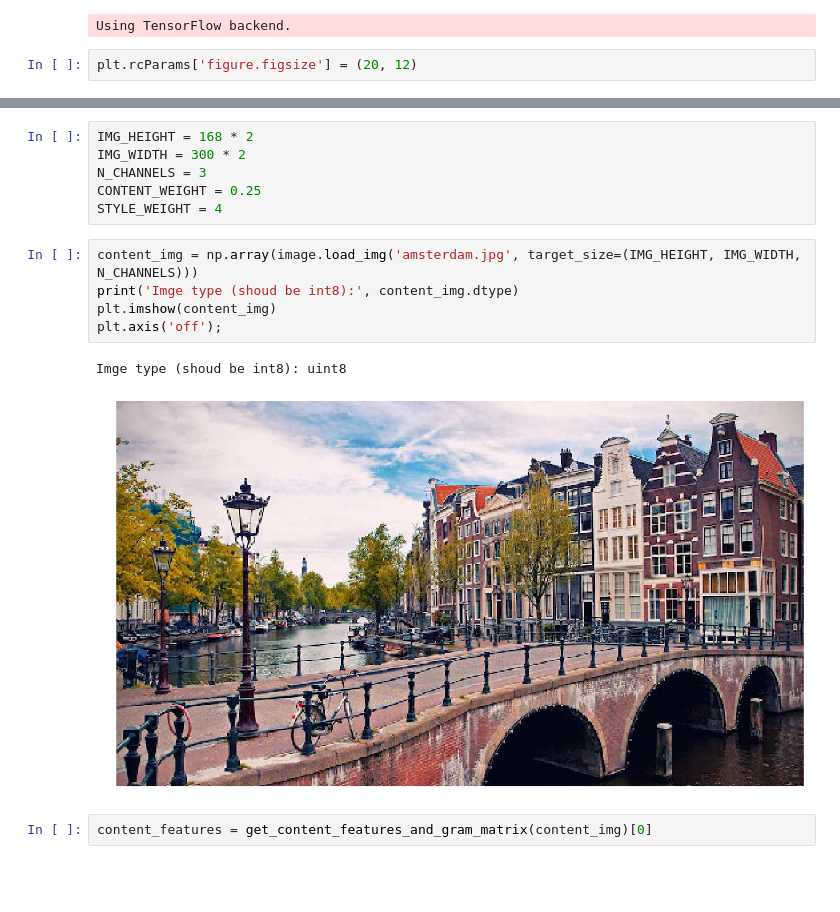
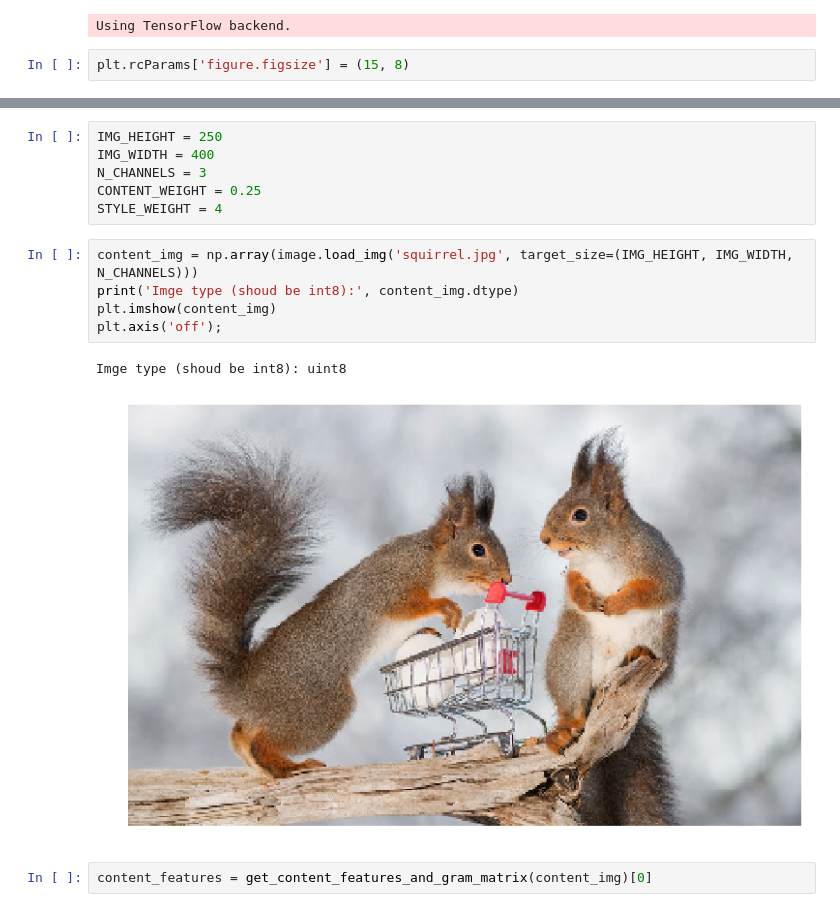
Before and after one commit to rragundez/deep-painting, a Jupyter notebook: style_transfer.ipynb, the cells around one changed output, grey strips where cells are left out. Drawn from its saved outputs; the diff is of its cells as text; blank space fills up the shorter version.

```diff
--- a/style_transfer.ipynb
+++ b/style_transfer.ipynb
@@ -12,7 +12,7 @@ from keras.optimizers import Adam
 # %% [output]
 Using TensorFlow backend.
 # %%
-plt.rcParams['figure.figsize'] = (20, 12)
+plt.rcParams['figure.figsize'] = (15, 8)
 # %%
 from keras import backend as K
 from keras.layers import Layer
@@ -154,19 +177,19 @@ def get_model(content_img, content_weight, style_weight, learning_rate=0.001):
     model.compile(Adam(lr=learning_rate), loss=losses, loss_weights=loss_weights)
     return model
 # %%
-IMG_HEIGHT = 168 * 2
-IMG_WIDTH = 300 * 2
+IMG_HEIGHT = 250
+IMG_WIDTH = 400
 N_CHANNELS = 3
 CONTENT_WEIGHT = 0.25
 STYLE_WEIGHT = 4
 # %%
-content_img = np.array(image.load_img('amsterdam.jpg', target_size=(IMG_HEIGHT, IMG_WIDTH, N_CHANNELS)))
+content_img = np.array(image.load_img('squirrel.jpg', target_size=(IMG_HEIGHT, IMG_WIDTH, N_CHANNELS)))
 print('Imge type (shoud be int8):', content_img.dtype)
 plt.imshow(content_img)
 plt.axis('off');
 # %% [output]
 Imge type (shoud be int8): uint8
-[figure, old version]
+[figure, new version]
 # %%
 content_features = get_content_features_and_gram_matrix(content_img)[0]
 # %%
```
Also changed, not shown: parts of 7 cells of this notebook.
